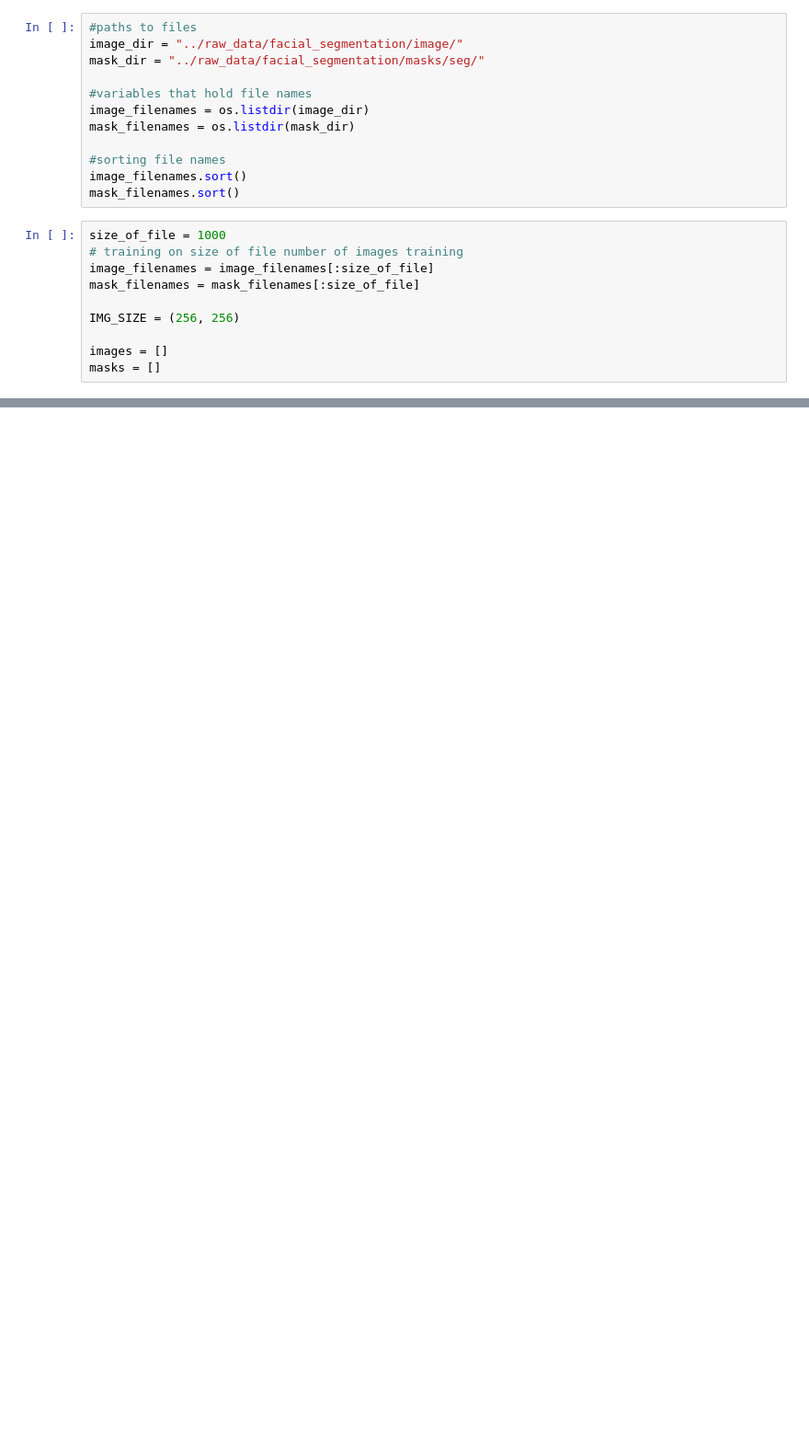
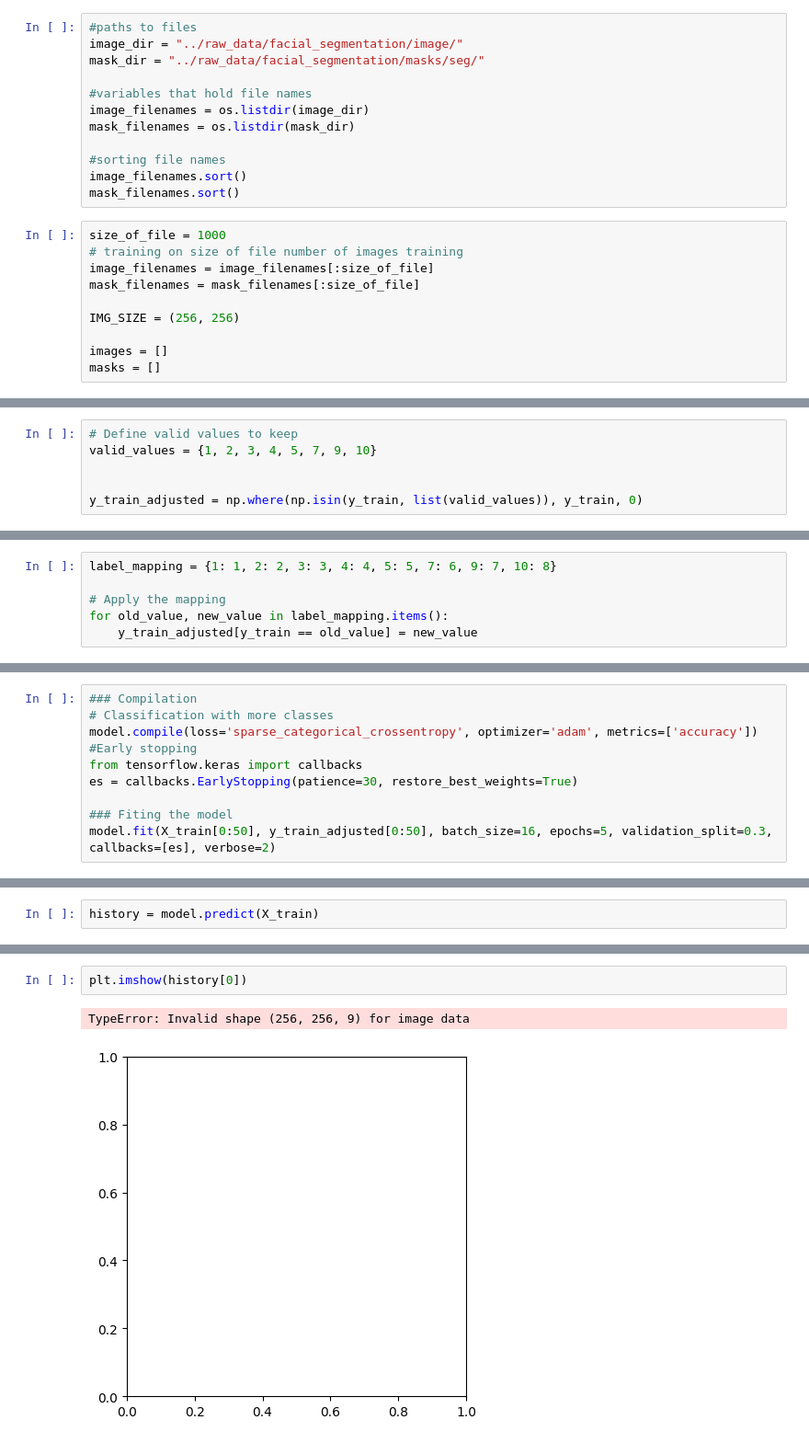
Before and after one commit to JplepeckiBR/PCA, a Jupyter notebook: notebooks/Joao_training model.ipynb, the cells around one changed output, grey strips where cells are left out. Shown: that part at 92% size. Cells and saved outputs as stored; diff of their text form; blank space fills up the shorter version.

```diff
--- a/notebooks/Joao_training model.ipynb
+++ b/notebooks/Joao_training model.ipynb
@@ -51,0 +70,6 @@ print(f"Test data shape: {X_test.shape}, Test masks shape: {y_test.shape}")
+# %%
+# Define valid values to keep
+valid_values = {1, 2, 3, 4, 5, 7, 9, 10}
+
+
+y_train_adjusted = np.where(np.isin(y_train, list(valid_values)), y_train, 0)
@@ -51,0 +84,6 @@ print(f"Test data shape: {X_test.shape}, Test masks shape: {y_test.shape}")
+# %%
+label_mapping = {1: 1, 2: 2, 3: 3, 4: 4, 5: 5, 7: 6, 9: 7, 10: 8}
+
+# Apply the mapping
+for old_value, new_value in label_mapping.items():
+    y_train_adjusted[y_train == old_value] = new_value
@@ -51,0 +197,10 @@ print(f"Test data shape: {X_test.shape}, Test masks shape: {y_test.shape}")
+# %%
+### Compilation
+# Classification with more classes
+model.compile(loss='sparse_categorical_crossentropy', optimizer='adam', metrics=['accuracy'])
+#Early stopping
+from tensorflow.keras import callbacks
+es = callbacks.EarlyStopping(patience=30, restore_best_weights=True)
+
+### Fiting the model
+model.fit(X_train[0:50], y_train_adjusted[0:50], batch_size=16, epochs=5, validation_split=0.3, callbacks=[es], verbose=2)
@@ -51,0 +219,2 @@ print(f"Test data shape: {X_test.shape}, Test masks shape: {y_test.shape}")
+# %%
+history = model.predict(X_train)
@@ -51,0 +235,5 @@ print(f"Test data shape: {X_test.shape}, Test masks shape: {y_test.shape}")
+# %%
+plt.imshow(history[0])
+# %% [output]
+TypeError: Invalid shape (256, 256, 9) for image data
+[figure, added]
```
Also changed, not shown: parts of 12 cells of this notebook, 1 other file.
